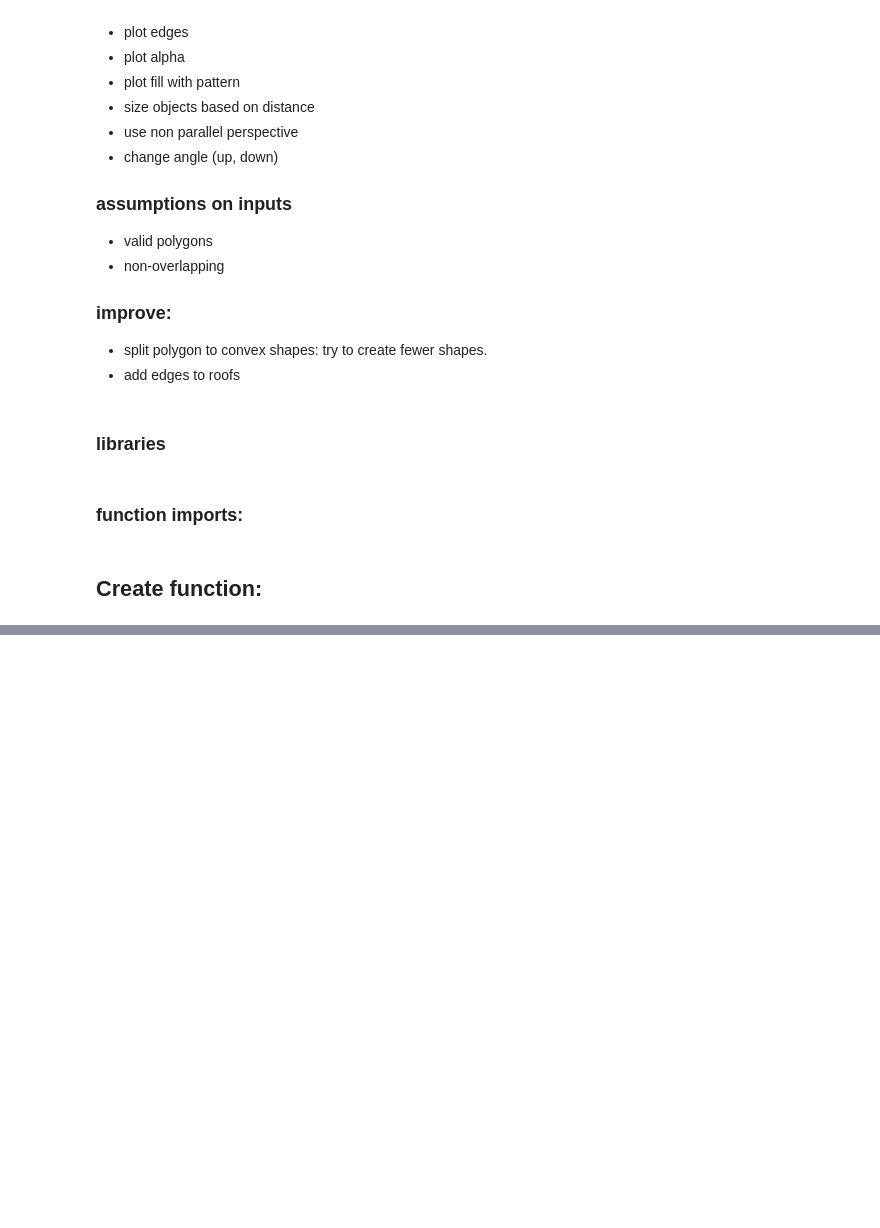
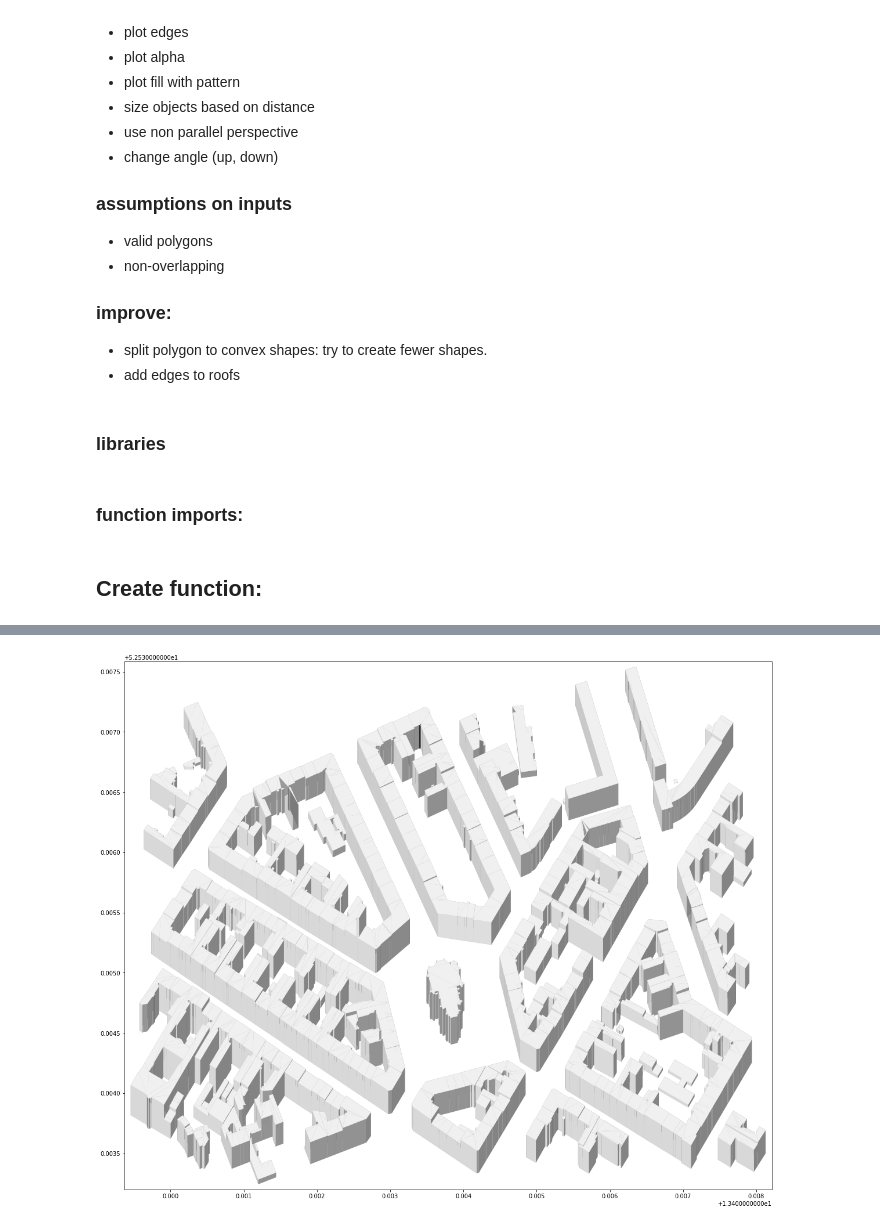
Before and after one commit to maximylius/map_visualization_algorithms, a Jupyter notebook: 3D_map.ipynb, the cells around one changed output, grey strips where cells are left out. Cells and saved outputs as stored; diff of their text form; code cells hidden in the pictures; blank space fills up the shorter version.

```diff
--- a/3D_map.ipynb
+++ b/3D_map.ipynb
@@ -1106,0 +671,8 @@ a.iloc[1]
+# %%
+# make sure geometries are defined correctly
+gdf_prep = gdf_prep[[type(g)==Polygon for g in gdf_prep.geometry]]
+gdf_prep['geometry'] = [Polygon(makeCounterClockWise(g.exterior.coords, True), [makeCounterClockWise(i.coords, False) for i in g.interiors]) for g in gdf_prep['geometry']]
+
+maxCoordLen = len(str(\
+    max([len(g.exterior.coords) + sum([len(i.coords[::-1]) for i in g.interiors]) for g in gdf_prep.geometry])\
+    ))
@@ -1106,0 +796,14 @@ a.iloc[1]
+# %%
+# PRE-SORT. Described in detail in sort_shapes functions
+footprints = [x for x in shape_arr if x['role']=='footprint']
+footprints.sort(key = lambda f: (f['left_x'], f['left_y'], f['right_x'], f['right_y']), reverse=False)
+footprint_ids = [x['self_id'] for x in footprints]
+
+shape_dict = dict([(x['self_id'], x) for x in footprints])
+left_x_dict = dict([(x['self_id'], x['left_x']) for x in footprints])
+left_xy_dict = dict([(x['self_id'], (x['left_x'], x['left_y'])) for x in footprints])
+right_x_dict = dict([(x['self_id'], x['right_x']) for x in footprints])
+slope_dict = dict([(x['self_id'], x['slope']) for x in footprints])
+intercept_dict = dict([(x['self_id'], x['intercept']) for x in footprints])
+right_y_dict = dict([(x['self_id'], x['right_y']) for x in footprints])
+bounded_from_dict = dict([(x['self_id'], x['bounded_from']) for x in footprints])
@@ -1106,0 +1376,15 @@ a.iloc[1]
+# %%
+fig, ax = plt.subplots(nrows = 1, ncols = 1, figsize = (20,20))
+if background_color:
+    b = plot_gdf.total_bounds
+    x_padding, y_padding = (b[2]-b[0])/100, (b[3]-b[1])/100
+    padding_box = Polygon([(b[0]-x_padding, b[1]-y_padding), (b[2]+x_padding, b[1]-y_padding), (b[2]+x_padding, b[3]+y_padding), (b[0]-x_padding, b[3]+y_padding)])
+    GeoSeries([padding_box]).plot(ax=ax, color=background_color, alpha=.2)
+plot_gdf.plot(ax=ax, **args)
+
+ax.set_xlim(b[0]-x_padding, b[2]+x_padding)
+ax.set_ylim(b[1]-y_padding, b[3]+y_padding)
+
+plt.savefig('./plots/3D_map_neut_'+str(datetime.now())[0:13]+'.png', dpi=dpi)
+# %% [output]
+[figure, added]
```
Also changed, not shown: parts of 62 cells of this notebook, 25 other files.
